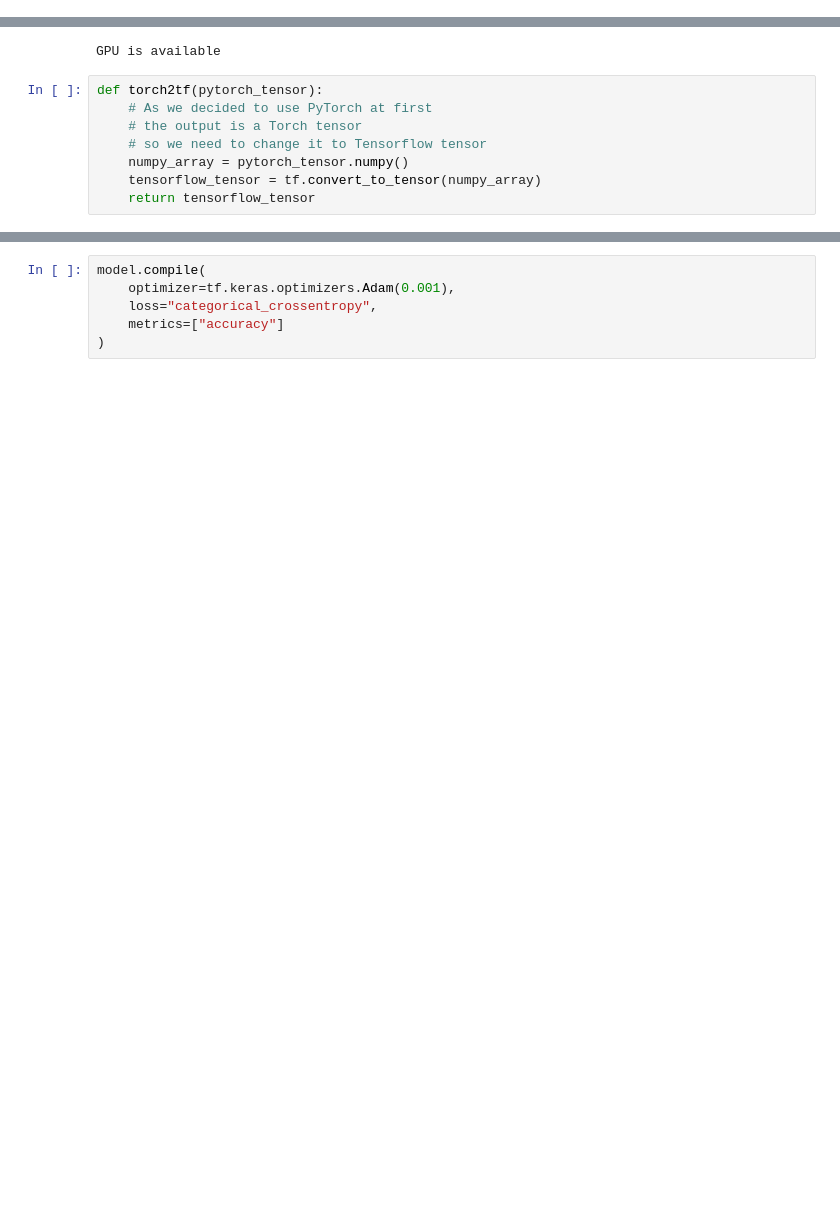
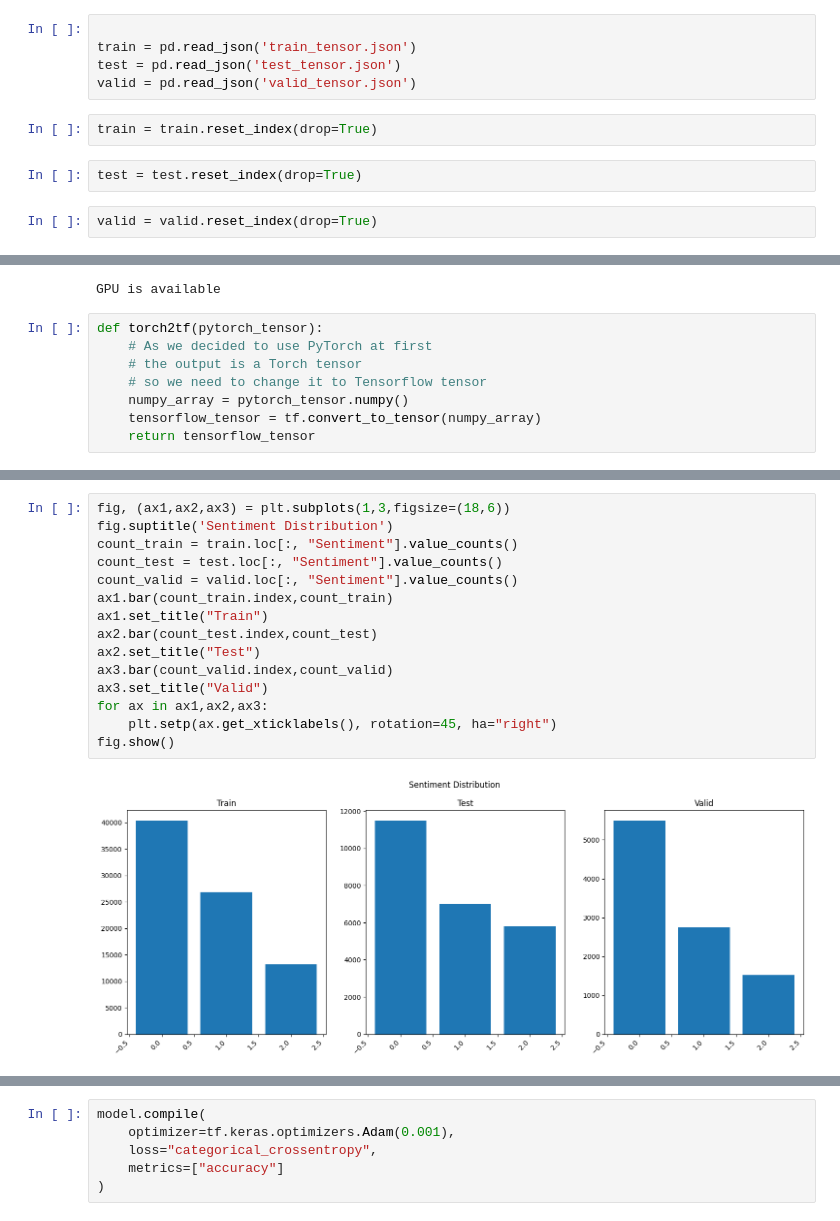
Before and after one commit to Meltryllis628/ECR, a Jupyter notebook: model.ipynb, the cells around one changed output, grey strips where cells are left out. Drawn from its saved outputs; the diff is of its cells as text; blank space fills up the shorter version.

```diff
--- a/model.ipynb
+++ b/model.ipynb
@@ -122,0 +11,11 @@ X_train_sampled, Y_train_sampled = downsample(X_train, Y_train)
+# %%
+
+train = pd.read_json('train_tensor.json')
+test = pd.read_json('test_tensor.json')
+valid = pd.read_json('valid_tensor.json')
+# %%
+train = train.reset_index(drop=True)
+# %%
+test = test.reset_index(drop=True)
+# %%
+valid = valid.reset_index(drop=True)
@@ -162,0 +114,17 @@ print(Y_valid.shape)
+# %%
+fig, (ax1,ax2,ax3) = plt.subplots(1,3,figsize=(18,6))
+fig.suptitle('Sentiment Distribution')
+count_train = train.loc[:, "Sentiment"].value_counts()
+count_test = test.loc[:, "Sentiment"].value_counts()
+count_valid = valid.loc[:, "Sentiment"].value_counts()
+ax1.bar(count_train.index,count_train)
+ax1.set_title("Train")
+ax2.bar(count_test.index,count_test)
+ax2.set_title("Test")
+ax3.bar(count_valid.index,count_valid)
+ax3.set_title("Valid")
+for ax in ax1,ax2,ax3:
+    plt.setp(ax.get_xticklabels(), rotation=45, ha="right")
+fig.show()
+# %% [output]
+[figure, added]
```
Also changed, not shown: parts of 42 cells of this notebook, 1 other file.
